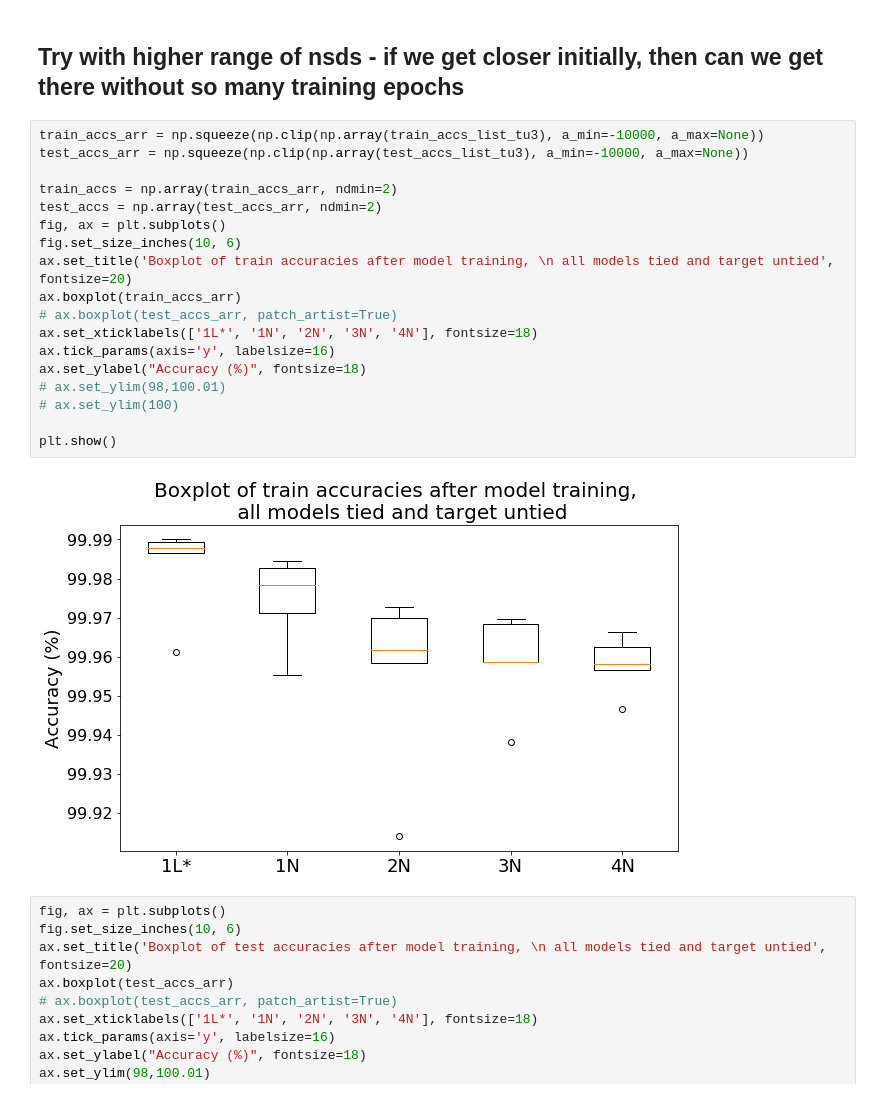
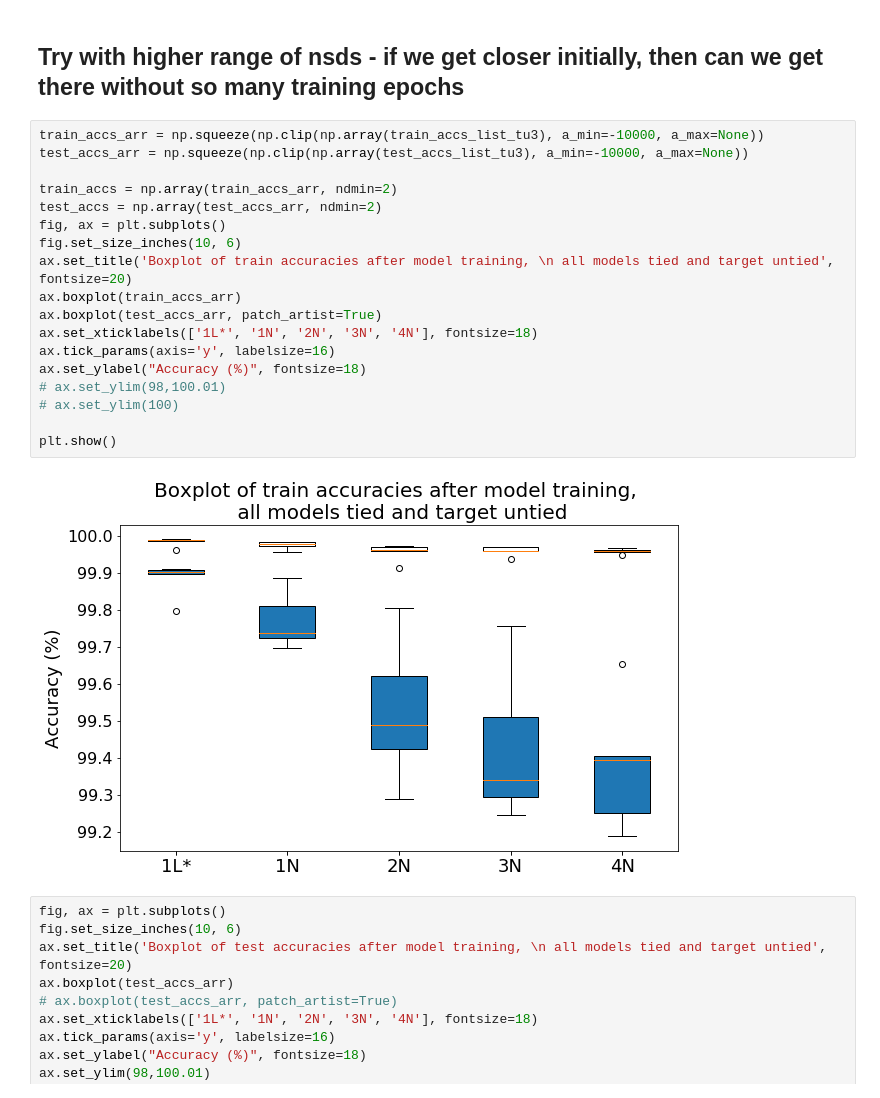
Before and after one commit to eap40/iib-neuro-proj, a Jupyter notebook: Notebooks/training_build3.ipynb, the cells around one changed output. Drawn from its saved outputs; the diff is of its cells as text.

```diff
--- a/Notebooks/training_build3.ipynb
+++ b/Notebooks/training_build3.ipynb
@@ -1602,23 +1602,23 @@ plt.show()
 # %%
 train_accs_arr = np.squeeze(np.clip(np.array(train_accs_list_tu3), a_min=-10000, a_max=None))
 test_accs_arr = np.squeeze(np.clip(np.array(test_accs_list_tu3), a_min=-10000, a_max=None))
 
 train_accs = np.array(train_accs_arr, ndmin=2)
 test_accs = np.array(test_accs_arr, ndmin=2)
 fig, ax = plt.subplots()
 fig.set_size_inches(10, 6)
 ax.set_title('Boxplot of train accuracies after model training, \n all models tied and target untied', fontsize=20)
 ax.boxplot(train_accs_arr)
-# ax.boxplot(test_accs_arr, patch_artist=True)
+ax.boxplot(test_accs_arr, patch_artist=True)
 ax.set_xticklabels(['1L*', '1N', '2N', '3N', '4N'], fontsize=18)
 ax.tick_params(axis='y', labelsize=16)
 ax.set_ylabel("Accuracy (%)", fontsize=18)
 # ax.set_ylim(98,100.01)
 # ax.set_ylim(100)
 
 plt.show()
 # %% [output]
-[figure, old version]
+[figure, new version]
 # %%
 fig, ax = plt.subplots()
 fig.set_size_inches(10, 6)
```
Also changed, not shown: parts of 13 cells of this notebook.
